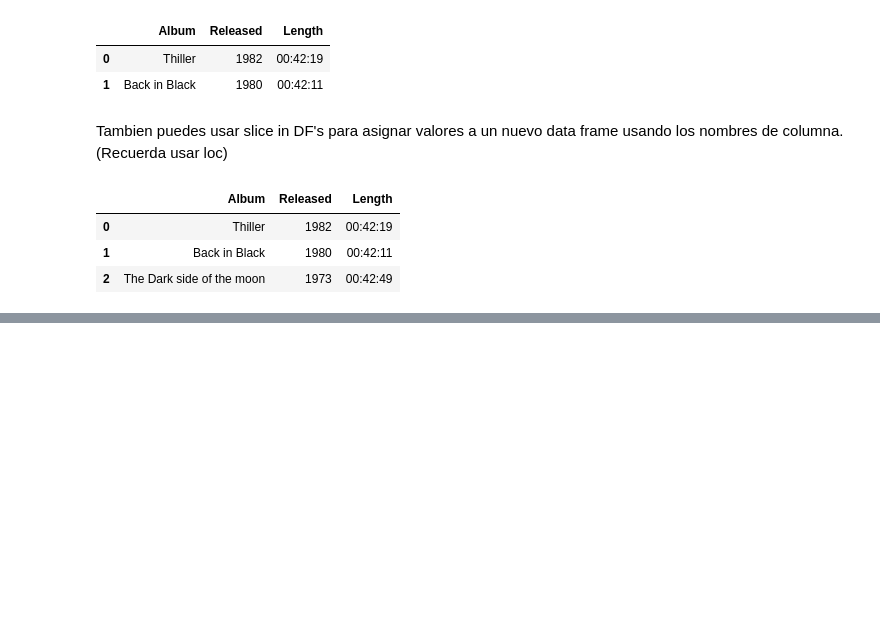
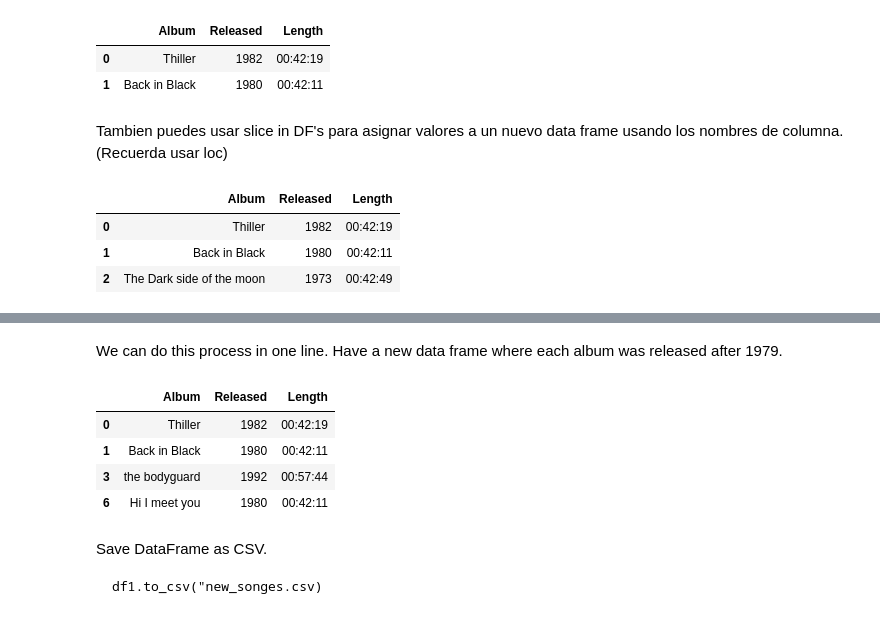
Before and after one commit to PosgradoMNA/actividades-de-aprendizaje-FranciscoMedellin, a Jupyter notebook: Semana_2_Actividad_01_Notas.ipynb, the cells around one changed output, grey strips where cells are left out. Drawn from its saved outputs; the diff is of its cells as text; code cells hidden in the pictures; blank space fills up the shorter version.

````diff
--- a/Semana_2_Actividad_01_Notas.ipynb
+++ b/Semana_2_Actividad_01_Notas.ipynb
@@ -209,0 +212,11 @@ z
+# %%
+import pandas as pd
+df_dic  = {
+    "Album": ["Thiller","Back in Black", "The Dark side of the moon",
+              "the bodyguard","bat out the hell","Hello","Hi I meet you"],
+    "Released": [1982,1980,1973,1992,1977,1977,1980],
+    "Length":['00:42:19','00:42:11','00:42:49','00:57:44','00:46:33',"00:57:44","00:42:11"]
+}
+
+df = pd.DataFrame(df_dic)
+df.head()
@@ -209,0 +251,16 @@ z
+# %% [markdown]
+We can do this process in one line. Have a new data frame where each album was released after 1979.
+# %%
+df1 = df[ df["Released"] >=1980 ]
+df1 # N
+# %% [output]
+|  | Album | Released | Length |
+| 0 | Thiller | 1982 | 00:42:19 |
+| 1 | Back in Black | 1980 | 00:42:11 |
+| 3 | the bodyguard | 1992 | 00:57:44 |
+| 6 | Hi I meet you | 1980 | 00:42:11 |
+# %% [markdown]
+Save DataFrame as CSV.
+```
+df1.to_csv("new_songes.csv)
+```
````
Also changed, not shown: parts of 6 cells of this notebook.
